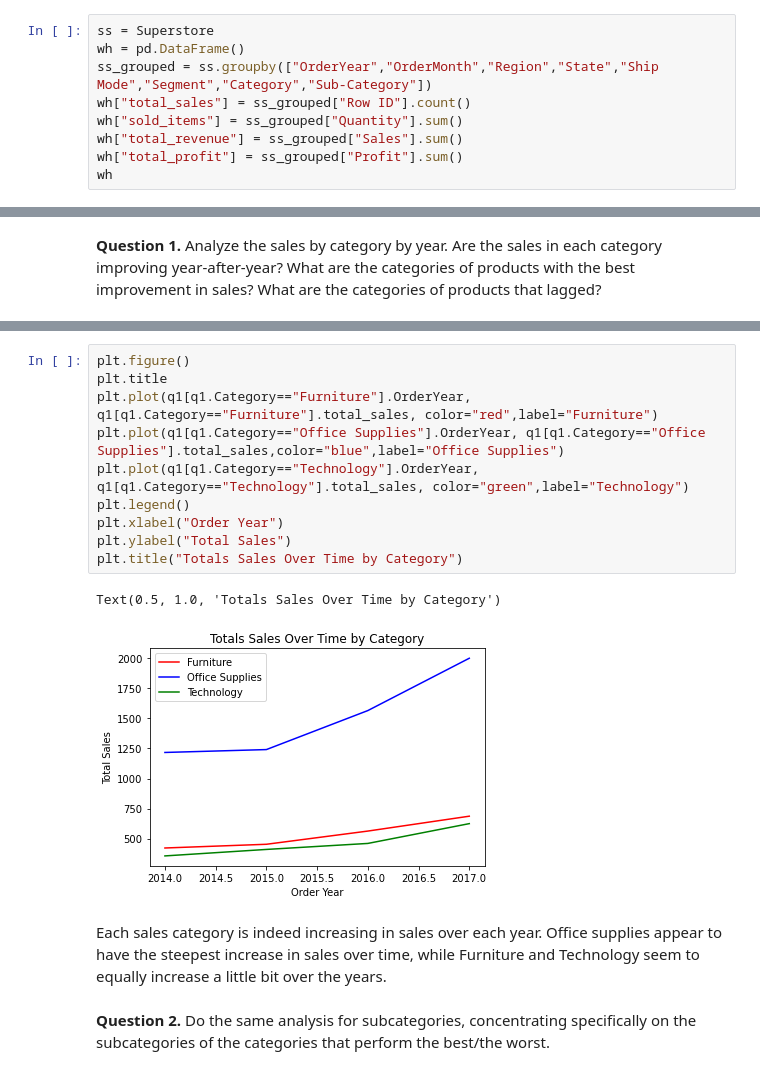
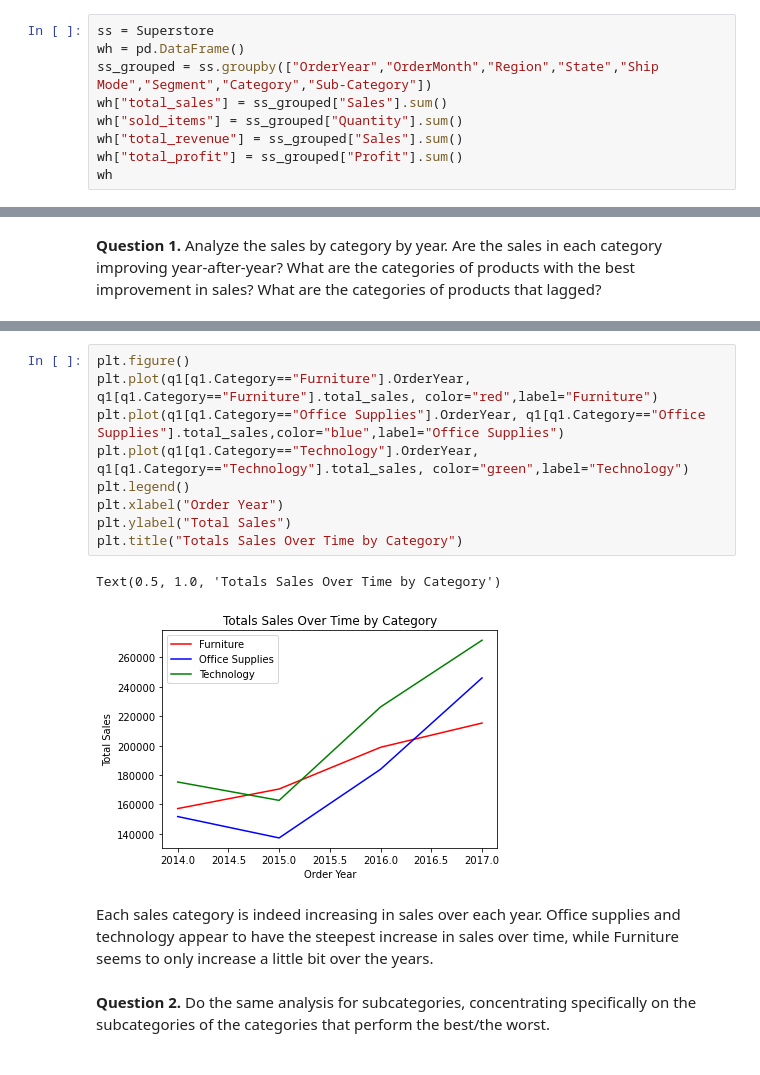
Before and after one commit to ZackSoucek/301-project1, a Jupyter notebook: ProjectSuperstore.ipynb, the cells around one changed output, grey strips where cells are left out. Saved outputs shown, nothing was run; the diff lists cells and outputs as text.

```diff
--- a/ProjectSuperstore.ipynb
+++ b/ProjectSuperstore.ipynb
@@ -71,7 +71,7 @@ ss
 ss = Superstore
 wh = pd.DataFrame()
 ss_grouped = ss.groupby(["OrderYear","OrderMonth","Region","State","Ship Mode","Segment","Category","Sub-Category"])
-wh["total_sales"] = ss_grouped["Row ID"].count()
+wh["total_sales"] = ss_grouped["Sales"].sum()
 wh["sold_items"] = ss_grouped["Quantity"].sum()
 wh["total_revenue"] = ss_grouped["Sales"].sum()
 wh["total_profit"] = ss_grouped["Profit"].sum()
@@ -116,18 +104,17 @@ q1
 # %%
 plt.figure()
-plt.title
 plt.plot(q1[q1.Category=="Furniture"].OrderYear, q1[q1.Category=="Furniture"].total_sales, color="red",label="Furniture")
 plt.plot(q1[q1.Category=="Office Supplies"].OrderYear, q1[q1.Category=="Office Supplies"].total_sales,color="blue",label="Office Supplies")
 plt.plot(q1[q1.Category=="Technology"].OrderYear, q1[q1.Category=="Technology"].total_sales, color="green",label="Technology")
 plt.legend()
 plt.xlabel("Order Year")
 plt.ylabel("Total Sales")
 plt.title("Totals Sales Over Time by Category")
 # %% [output]
 Text(0.5, 1.0, 'Totals Sales Over Time by Category')
-[figure, old version]
+[figure, new version]
 # %% [markdown]
-Each sales category is indeed increasing in sales over each year. Office supplies appear to have the steepest increase in sales over time, while Furniture and Technology seem to equally increase a little bit over the years.
+Each sales category is indeed increasing in sales over each year. Office supplies and technology appear to have the steepest increase in sales over time, while Furniture seems to only increase a little bit over the years.
 # %% [markdown]
 **Question 2.** Do the same analysis for subcategories, concentrating specifically on the subcategories of the categories that perform the best/the worst.
 # %%
```
Also changed, not shown: parts of 14 cells of this notebook.
